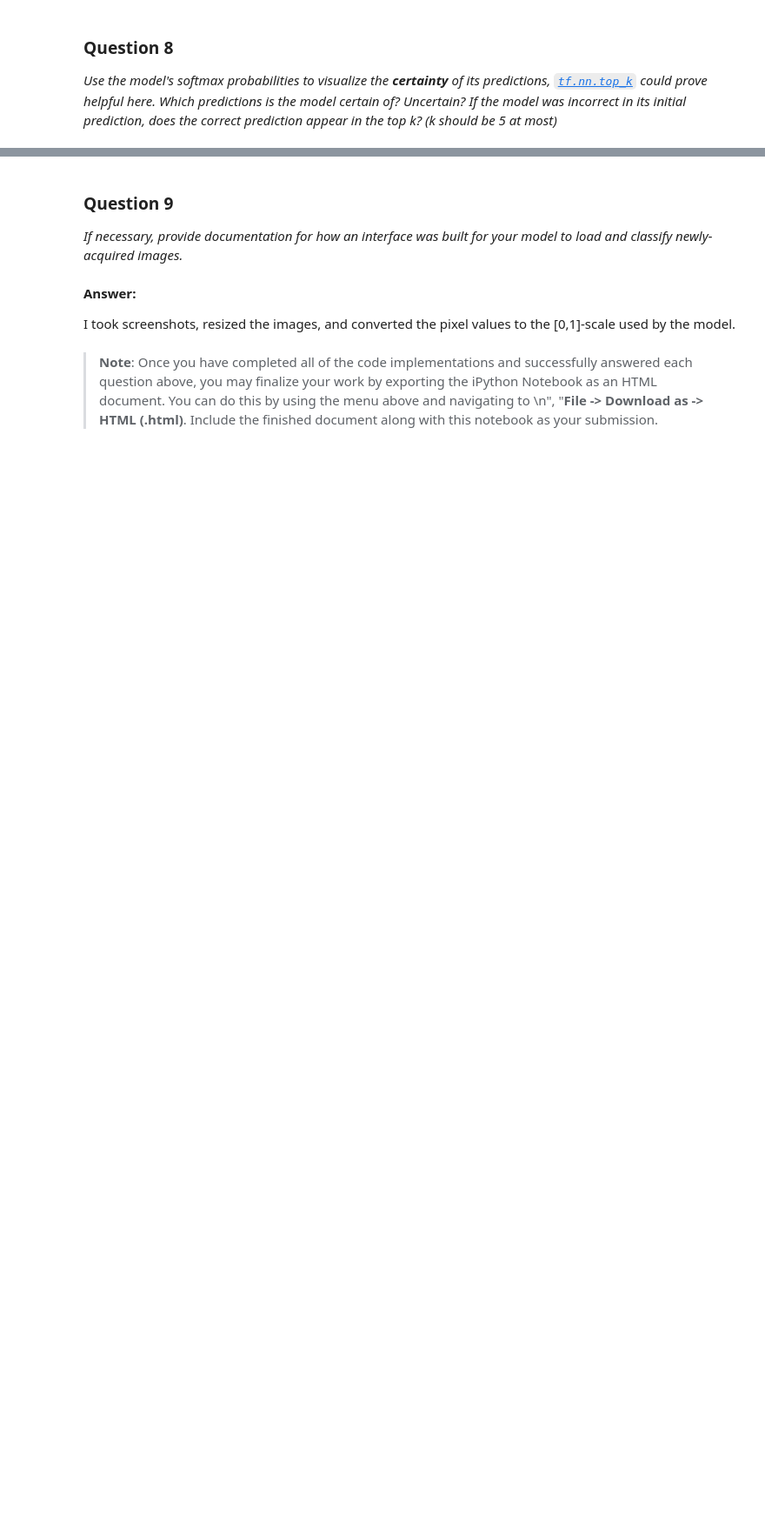
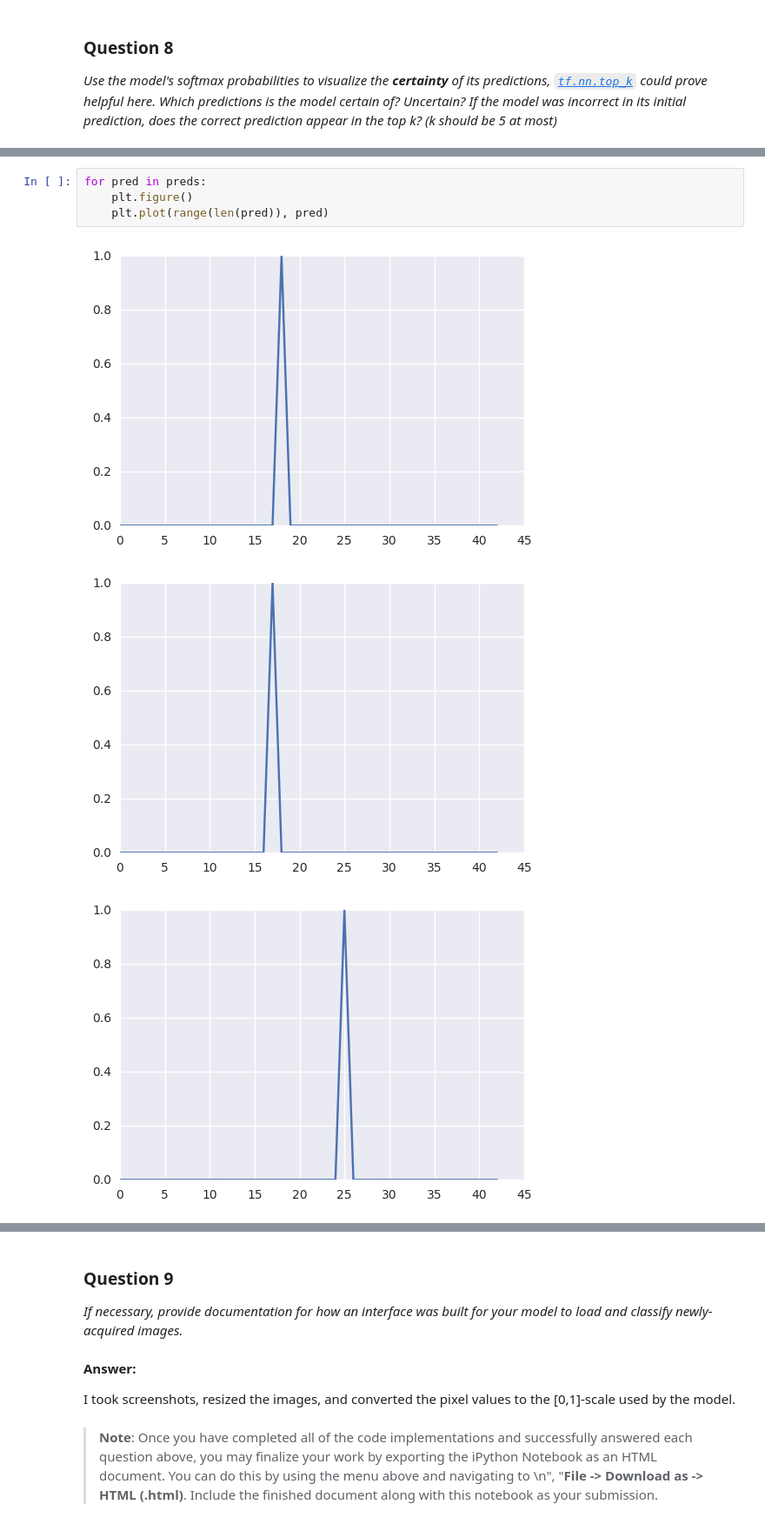
Before and after one commit to almostimplemented/TrafficSigns-P2, a Jupyter notebook: Traffic_Signs_Recognition.ipynb, the cells around one changed output, grey strips where cells are left out. Shown at 87% size. Saved outputs shown, nothing was run; the diff lists cells and outputs as text; blank space fills up the shorter version.

```diff
--- a/Traffic_Signs_Recognition.ipynb
+++ b/Traffic_Signs_Recognition.ipynb
@@ -319,0 +329,8 @@ On the images I grabbed, the model was maximally certain on all except one, whic
+# %%
+for pred in preds:
+    plt.figure()
+    plt.plot(range(len(pred)), pred)
+# %% [output]
+[figure, added]
+[figure, added]
+[figure, added]
```
Also changed, not shown: parts of 11 cells of this notebook, 2 other files.
